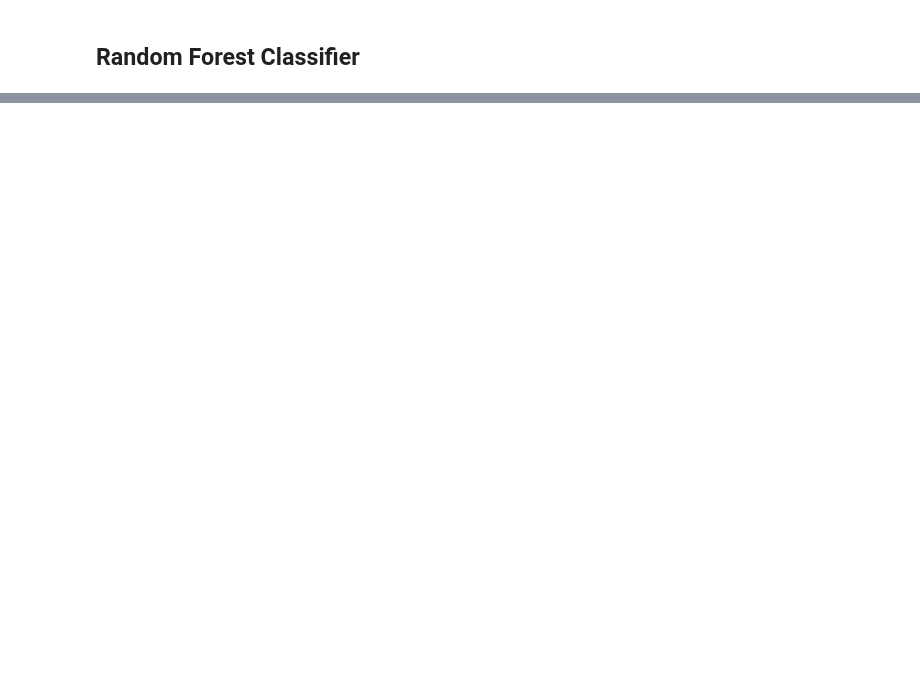
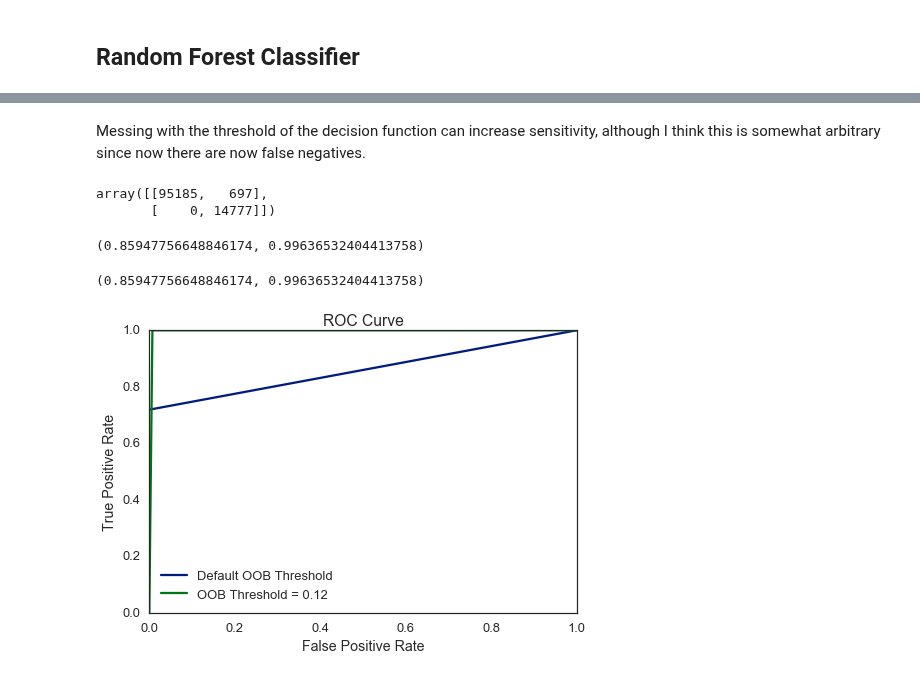
Before and after one commit to robinsones/dsp, a Jupyter notebook: projects/03-mcnulty/student_projects/michelle/MichelleGill_MVP_Zika_outbreak_prediction.ipynb, the cells around one changed output, grey strips where cells are left out. Cells and saved outputs as stored; diff of their text form; code cells hidden in the pictures; blank space fills up the shorter version.

Commit message:
Added new ROC figure

```diff
--- a/projects/03-mcnulty/student_projects/michelle/MichelleGill_MVP_Zika_outbreak_prediction.ipynb
+++ b/projects/03-mcnulty/student_projects/michelle/MichelleGill_MVP_Zika_outbreak_prediction.ipynb
@@ -198,17 +186,18 @@ logistic_accuracy
 # %% [markdown]
 ## Random Forest Classifier
 # %%
-Xtrain = train[X_cols]
-Xtest = test[X_cols]
+# Xtrain = train[X_cols]
+# Xtest = test[X_cols]
 
-Ytrain = train[Y_cols]
-Ytest = test[Y_cols].squeeze()
+# Ytrain = train[Y_cols]
+# Ytest = test[Y_cols].squeeze()
 
-forest = RandomForestClassifier(n_estimators=50, max_depth=3, n_jobs=-1,
-                                random_state=42, verbose=1)
+# Don't need train/test if using OOB, right?
+Ydata = model[Y_cols]
+Xdata = model[X_cols]
 
-forest.fit(Xtrain, Ytrain.values.ravel())
+forest = RandomForestClassifier(n_estimators=100, max_depth=3, n_jobs=-1,
+                                random_state=42, verbose=1, oob_score=True)
 
-Ypred = forest.predict(Xtest)
-# Ypred = (forest.oob_decision_function_[:,1]>0.5).astype(int)
+forest.fit(Xdata, Ydata.values.ravel())
 # %% [output]
@@ -230,0 +211,3 @@ array([[28699,     0],
+# %%
+Ypred1 = forest.predict(Xdata)
+print confusion_matrix(Ydata, Ypred1)
@@ -230,0 +219,39 @@ array([[28699,     0],
+# %% [markdown]
+Messing with the threshold of the decision function can increase sensitivity, although I think this is somewhat arbitrary since now there are now false negatives.
+# %%
+Ypred2 = forest.oob_decision_function_[:,1]>0.12
+confusion_matrix(Ydata, Ypred2)
+# %% [output]
+array([[95185,   697],
+       [    0, 14777]])
+# %%
+roc_auc_score(Ydata, Ypred1), roc_auc_score(Ydata, Ypred2)
+# %% [output]
+(0.85947756648846174, 0.99636532404413758)
+# %%
+xdata1, ydata1, _ = roc_curve(Ydata, Ypred1)
+xdata2, ydata2, _ = roc_curve(Ydata, Ypred2)
+# %%
+roc_auc1 = auc(xdata1, ydata1)
+roc_auc2 = auc(xdata2, ydata2)
+print(roc_auc1, roc_auc2)
+# %% [output]
+(0.85947756648846174, 0.99636532404413758)
+# %%
+f = plt.figure()
+f.set_size_inches(7,5)
+ax = plt.axes()
+
+colors = sns.color_palette()
+ax.plot(xdata1, ydata1, color=colors[0], label='Default OOB Threshold')
+ax.plot(xdata2, ydata2, color=colors[1], label='OOB Threshold = 0.12')
+ax.legend(loc=0)
+
+_ = ax.set(xlabel='False Positive Rate',
+       ylabel='True Positive Rate',
+       title='ROC Curve')
+
+plt.tight_layout()
+f.savefig('ROC.png')
+# %% [output]
+[figure, added]
```
Also changed, not shown: parts of 12 cells of this notebook, 1 other file.
